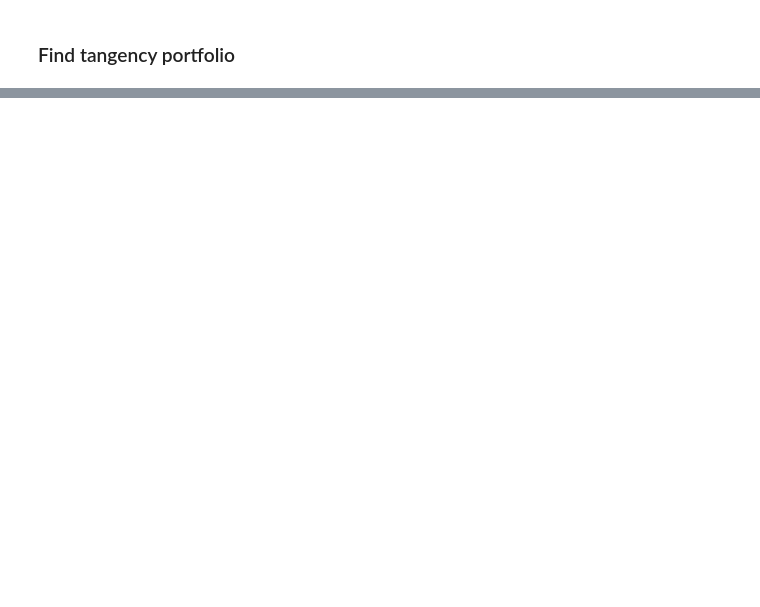
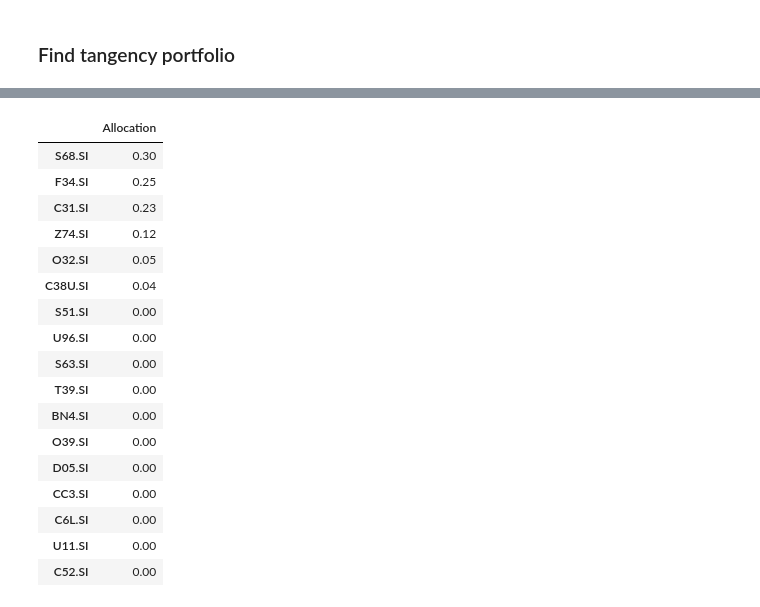
Before and after one commit to howewenann/stocks_analysis, a Jupyter notebook: notebooks/1.0-hwant-STI-portfolio-optimization-daily-Copy1.ipynb, the cells around one changed output, grey strips where cells are left out. Drawn from its saved outputs; the diff is of its cells as text; code cells hidden in the pictures; blank space fills up the shorter version.

```diff
--- a/notebooks/1.0-hwant-STI-portfolio-optimization-daily-Copy1.ipynb
+++ b/notebooks/1.0-hwant-STI-portfolio-optimization-daily-Copy1.ipynb
@@ -78,0 +87,21 @@ Allocation  0.063301     0.0  1.920092e-15     0.0  1.299314e-15
+# %%
+round(w_tangency.sort_values(by = 'Allocation', ascending=False),2)
+# %% [output]
+|  | Allocation |
+| S68.SI | 0.30 |
+| F34.SI | 0.25 |
+| C31.SI | 0.23 |
+| Z74.SI | 0.12 |
+| O32.SI | 0.05 |
+| C38U.SI | 0.04 |
+| S51.SI | 0.00 |
+| U96.SI | 0.00 |
+| S63.SI | 0.00 |
+| T39.SI | 0.00 |
+| BN4.SI | 0.00 |
+| O39.SI | 0.00 |
+| D05.SI | 0.00 |
+| CC3.SI | 0.00 |
+| C6L.SI | 0.00 |
+| U11.SI | 0.00 |
+| C52.SI | 0.00 |
```
Also changed, not shown: parts of 10 cells of this notebook, 1 other file.
